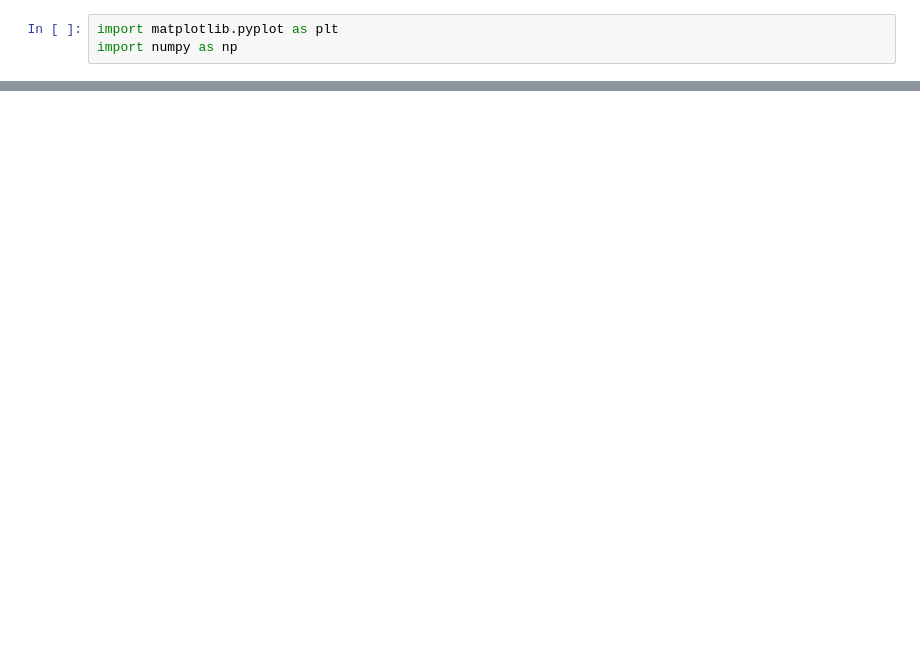
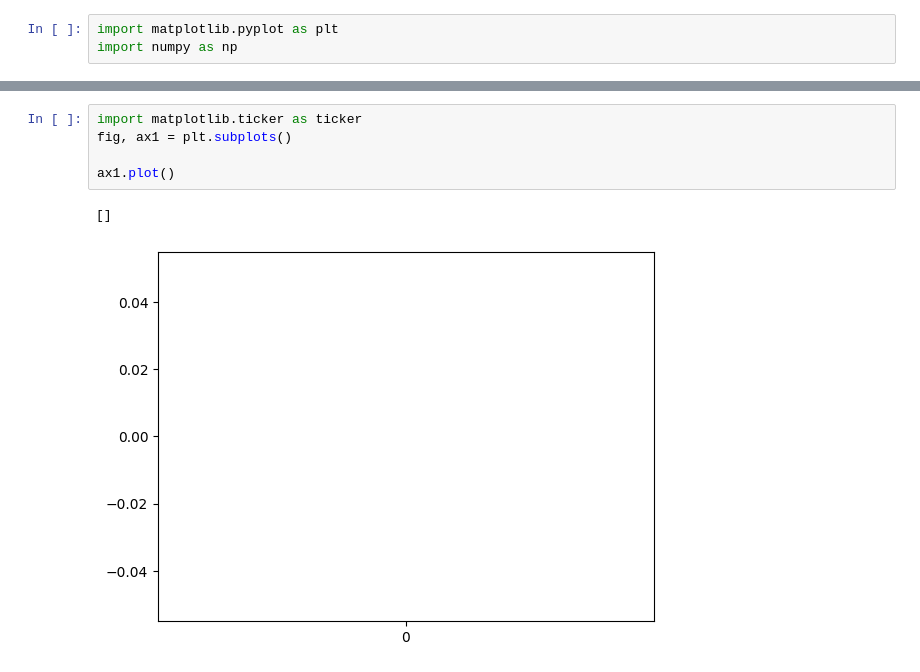
Before and after one commit to AshenHermit/arduino-magnet-measurement, a Jupyter notebook: analysis.ipynb, the cells around one changed output, grey strips where cells are left out. Cells and saved outputs as stored; diff of their text form; blank space fills up the shorter version.

```diff
--- a/analysis.ipynb
+++ b/analysis.ipynb
@@ -18,3 +97,11 @@ data = record_file.read_text(encoding="utf-8")
+# %%
+import matplotlib.ticker as ticker
+fig, ax1 = plt.subplots()
+
+ax1.plot()
+# %% [output]
+[]
+[figure, added]
 # %%
 time = []
 position = []
```
Also changed, not shown: parts of 4 cells of this notebook, 1 other file.
